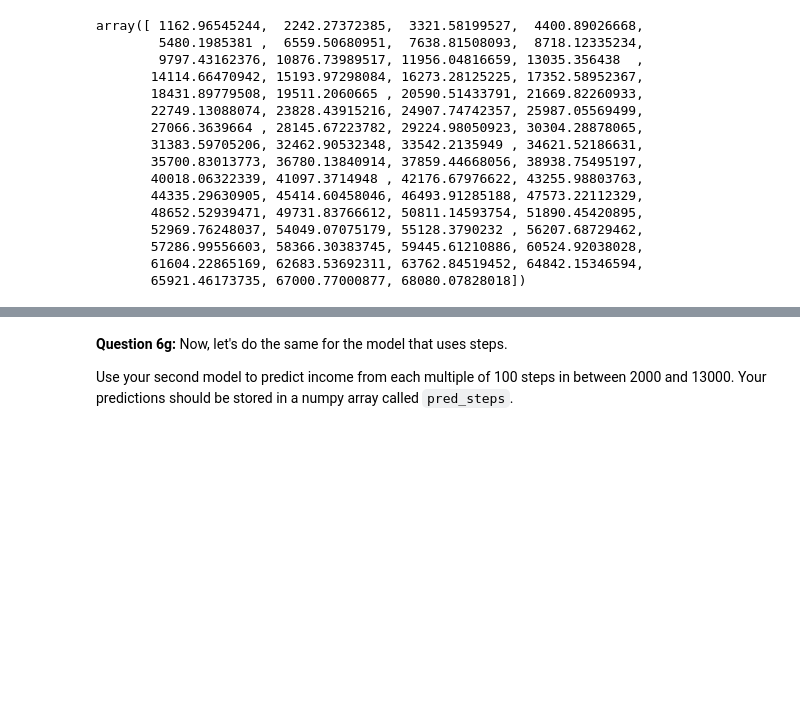
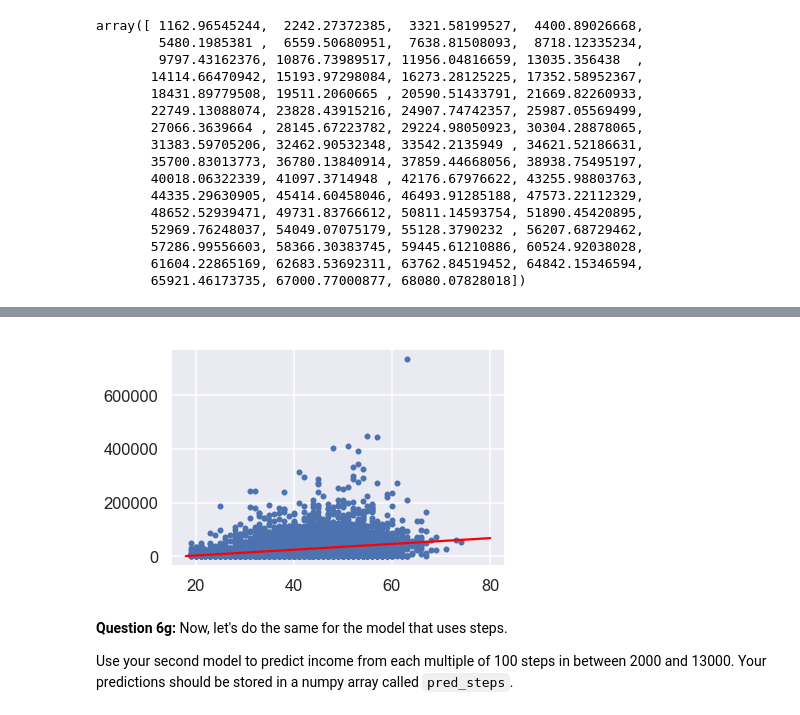
Before and after one commit to johnny-tran/Assignments, a Jupyter notebook: A2/T2783.ipynb, the cells around one changed output, grey strips where cells are left out. Cells and saved outputs as stored; diff of their text form; code cells hidden in the pictures; blank space fills up the shorter version.

```diff
--- a/A2/T2783.ipynb
+++ b/A2/T2783.ipynb
@@ -512,3 +488,14 @@ f5 = plt.gcf()
+# %%
+plt.scatter(df['age'], df['income'], s = 20)
+ages = np.array(18)
+for i in range(19, 81):
+    ages = np.append(ages, i)
+plt.plot(ages, ages*a1 + b1, color = 'red')
+
+
+f5 = plt.gcf()
+# %% [output]
+[figure, added]
 # %%
 assert f5.gca().has_data()
 # %% [markdown]
```
Also changed, not shown: parts of 10 cells of this notebook, 1 other file.
